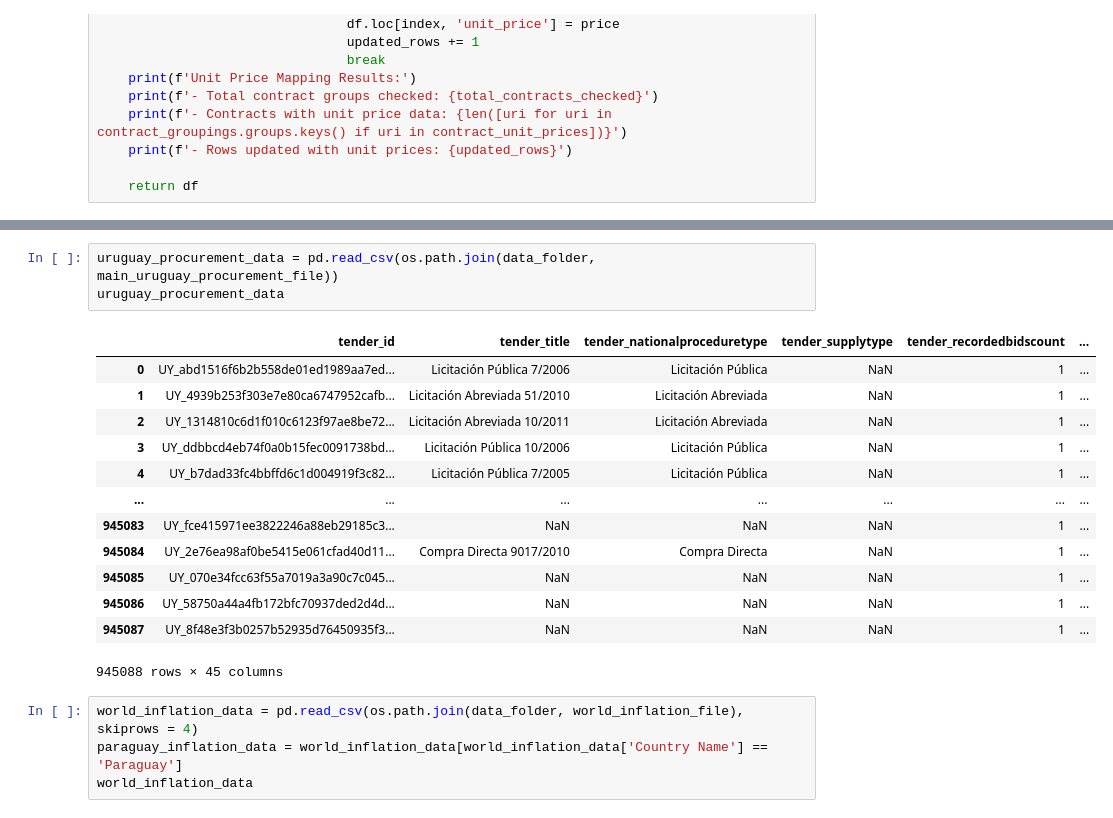
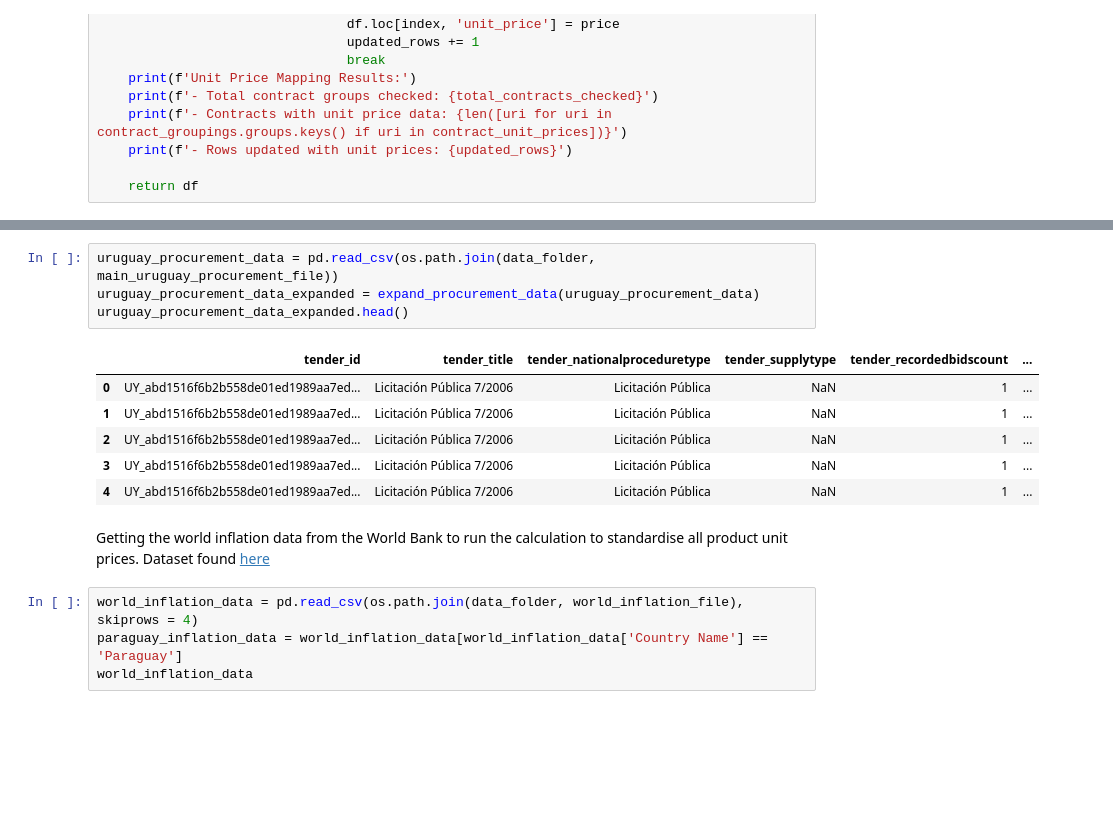
Before and after one commit to aidanlockwood20/MXN442-Assignment2-Project, a Jupyter notebook: report.ipynb, the cells around one changed output, grey strips where cells are left out. Cells and saved outputs as stored; diff of their text form; blank space fills up the shorter version.

Commit message:
Matching the Uruguay Tender Data to the Catalog

```diff
--- a/report.ipynb
+++ b/report.ipynb
@@ -134,20 +141,16 @@ paraguay_procurement_data
 # %%
 uruguay_procurement_data = pd.read_csv(os.path.join(data_folder, main_uruguay_procurement_file))
-uruguay_procurement_data
+uruguay_procurement_data_expanded = expand_procurement_data(uruguay_procurement_data)
+uruguay_procurement_data_expanded.head()
 # %% [output]
 |  | tender_id | tender_title | tender_nationalproceduretype | tender_supplytype | tender_recordedbidscount | ... |
 | 0 | UY_abd1516f6b2b558de01ed1989aa7ed... | Licitación Pública 7/2006 | Licitación Pública | NaN | 1 | ... |
-| 1 | UY_4939b253f303e7e80ca6747952cafb... | Licitación Abreviada 51/2010 | Licitación Abreviada | NaN | 1 | ... |
-| 2 | UY_1314810c6d1f010c6123f97ae8be72... | Licitación Abreviada 10/2011 | Licitación Abreviada | NaN | 1 | ... |
-| 3 | UY_ddbbcd4eb74f0a0b15fec0091738bd... | Licitación Pública 10/2006 | Licitación Pública | NaN | 1 | ... |
-| 4 | UY_b7dad33fc4bbffd6c1d004919f3c82... | Licitación Pública 7/2005 | Licitación Pública | NaN | 1 | ... |
-| ... | ... | ... | ... | ... | ... | ... |
-| 945083 | UY_fce415971ee3822246a88eb29185c3... | NaN | NaN | NaN | 1 | ... |
-| 945084 | UY_2e76ea98af0be5415e061cfad40d11... | Compra Directa 9017/2010 | Compra Directa | NaN | 1 | ... |
-| 945085 | UY_070e34fcc63f55a7019a3a90c7c045... | NaN | NaN | NaN | 1 | ... |
-| 945086 | UY_58750a44a4fb172bfc70937ded2d4d... | NaN | NaN | NaN | 1 | ... |
-| 945087 | UY_8f48e3f3b0257b52935d76450935f3... | NaN | NaN | NaN | 1 | ... |
+| 1 | UY_abd1516f6b2b558de01ed1989aa7ed... | Licitación Pública 7/2006 | Licitación Pública | NaN | 1 | ... |
+| 2 | UY_abd1516f6b2b558de01ed1989aa7ed... | Licitación Pública 7/2006 | Licitación Pública | NaN | 1 | ... |
+| 3 | UY_abd1516f6b2b558de01ed1989aa7ed... | Licitación Pública 7/2006 | Licitación Pública | NaN | 1 | ... |
+| 4 | UY_abd1516f6b2b558de01ed1989aa7ed... | Licitación Pública 7/2006 | Licitación Pública | NaN | 1 | ... |
-945088 rows × 45 columns
+# %% [markdown]
+Getting the world inflation data from the World Bank to run the calculation to standardise all product unit prices. Dataset found <a href="https://data.worldbank.org/indicator/FP.CPI.TOTL.ZG">here</a>
 # %%
 world_inflation_data = pd.read_csv(os.path.join(data_folder, world_inflation_file), skiprows = 4)
 paraguay_inflation_data = world_inflation_data[world_inflation_data['Country Name'] == 'Paraguay']
```
Also changed, not shown: parts of 53 cells of this notebook, 3 other files.
